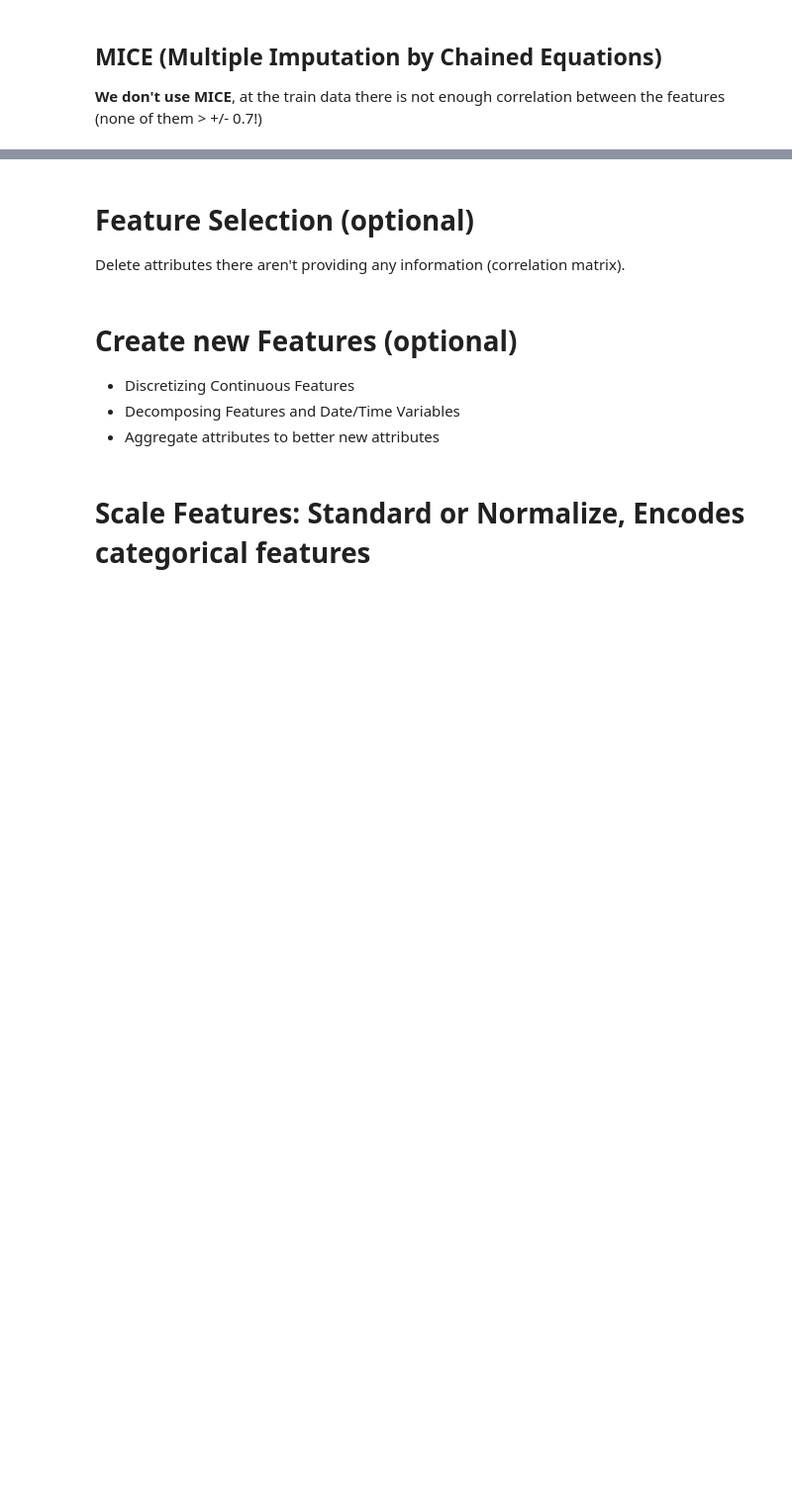
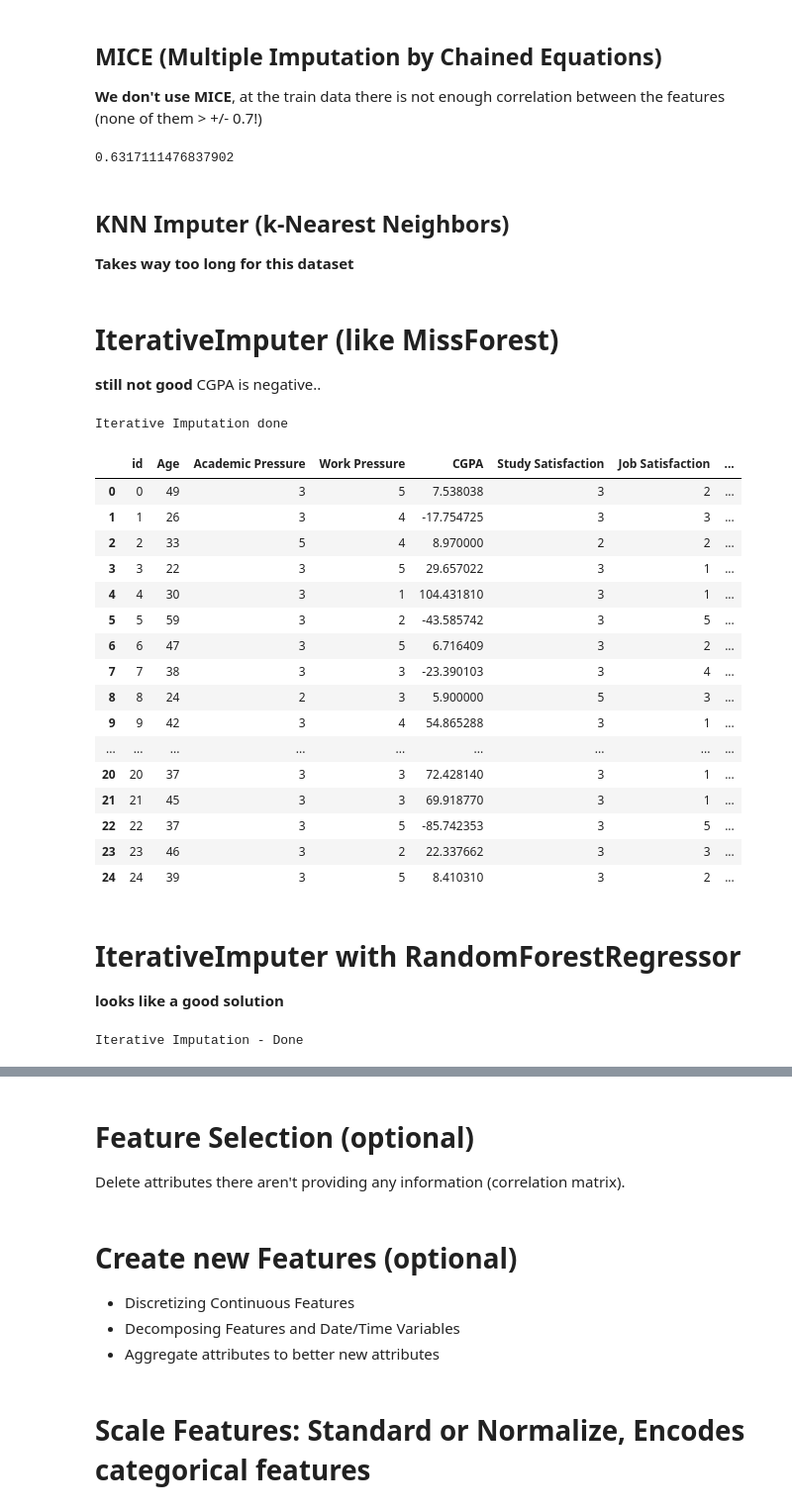
Before and after one commit to mailmezorro/playground-series-s4e11, a Jupyter notebook: Preprocessing/playground-series-s4e11-preprocessing.ipynb, the cells around one changed output, grey strips where cells are left out. Shown: that part at 99% size. Cells and saved outputs as stored; diff of their text form; code cells hidden in the pictures; blank space fills up the shorter version.

```diff
--- a/Preprocessing/playground-series-s4e11-preprocessing.ipynb
+++ b/Preprocessing/playground-series-s4e11-preprocessing.ipynb
@@ -75,3 +133,21 @@ There different ways to do that:
 # %%
 #imputer = IterativeImputer()
 #df_imputed = pd.DataFrame(imputer.fit_transform(df), columns=df.columns)
+# %%
+def cramers_v(x, y):
+    confusion_matrix = pd.crosstab(x, y)
+    chi2 = ss.chi2_contingency(confusion_matrix)[0]
+    n = confusion_matrix.sum().sum()
+    phi2 = chi2 / n
+    r, k = confusion_matrix.shape
+    phi2corr = max(0, phi2 - ((k-1)*(r-1))/(n-1))
+    rcorr = r - ((r-1)**2)/(n-1)
+    kcorr = k - ((k-1)**2)/(n-1)
+    return np.sqrt(phi2corr / min((kcorr-1), (rcorr-1)))
+
+cramers_v(train_original['Age'], train_original['Depression'])
+# %% [output]
+0.6317111476837902
+# %% [markdown]
+## KNN Imputer (k-Nearest Neighbors)
+**Takes way too long for this dataset**
@@ -77,0 +159,59 @@ There different ways to do that:
+# %% [markdown]
+# IterativeImputer (like MissForest)
+**still not good** CGPA is negative..
+# %%
+imputer = IterativeImputer()
+df_imputed = imputer.fit_transform(train_original[numeric_features])
+df_final = pd.DataFrame(df_imputed, columns=numeric_features)
+
+# Automatic detection of integer features (if they were previously only integers)
+integer_features = [col for col in numeric_features if train_original[col].dropna().mod(1).eq(0).all()]
+df_final[integer_features] = df_final[integer_features].round().astype(int)
+
+print("Iterative Imputation done")
+# %% [output]
+Iterative Imputation done
+# %%
+df_final.head(25)
+# %% [output]
+|  | id | Age | Academic Pressure | Work Pressure | CGPA | Study Satisfaction | Job Satisfaction | ... |
+| 0 | 0 | 49 | 3 | 5 | 7.538038 | 3 | 2 | ... |
+| 1 | 1 | 26 | 3 | 4 | -17.754725 | 3 | 3 | ... |
+| 2 | 2 | 33 | 5 | 4 | 8.970000 | 2 | 2 | ... |
+| 3 | 3 | 22 | 3 | 5 | 29.657022 | 3 | 1 | ... |
+| 4 | 4 | 30 | 3 | 1 | 104.431810 | 3 | 1 | ... |
+| 5 | 5 | 59 | 3 | 2 | -43.585742 | 3 | 5 | ... |
+| 6 | 6 | 47 | 3 | 5 | 6.716409 | 3 | 2 | ... |
+| 7 | 7 | 38 | 3 | 3 | -23.390103 | 3 | 4 | ... |
+| 8 | 8 | 24 | 2 | 3 | 5.900000 | 5 | 3 | ... |
+| 9 | 9 | 42 | 3 | 4 | 54.865288 | 3 | 1 | ... |
+| ... | ... | ... | ... | ... | ... | ... | ... | ... |
+| 20 | 20 | 37 | 3 | 3 | 72.428140 | 3 | 1 | ... |
+| 21 | 21 | 45 | 3 | 3 | 69.918770 | 3 | 1 | ... |
+| 22 | 22 | 37 | 3 | 5 | -85.742353 | 3 | 5 | ... |
+| 23 | 23 | 46 | 3 | 2 | 22.337662 | 3 | 3 | ... |
+| 24 | 24 | 39 | 3 | 5 | 8.410310 | 3 | 2 | ... |
+# %% [markdown]
+# IterativeImputer with RandomForestRegressor
+**looks like a good solution**
+# %%
+# Function to separate numerical features by type
+def get_feature_types(df):
+    int_features = [col for col in df.columns if df[col].dropna().mod(1).eq(0).all()]  # integer only
+    float_features = [col for col in df.columns if col not in int_features]  # everything else
+    return int_features, float_features
+
+int_features, float_features = get_feature_types(train_original[numeric_features])
+
+# Iterative Imputation with RandomForest (better for discrete values than Bayesian Ridge)
+imputer = IterativeImputer(estimator=RandomForestRegressor(n_estimators=50, random_state=42), random_state=42)
+df_imputed = imputer.fit_transform(train_original[numeric_features])
+df_final3 = pd.DataFrame(df_imputed, columns=numeric_features)
+
+# Processing by feature type
+df_final3[int_features] = df_final3[int_features].round().astype(int)  # cast int
+df_final3[float_features] = df_final3[float_features].round(2)
+
+print("Iterative Imputation - Done")
+# %% [output]
+Iterative Imputation - Done
```
Also changed, not shown: parts of 12 cells of this notebook.
